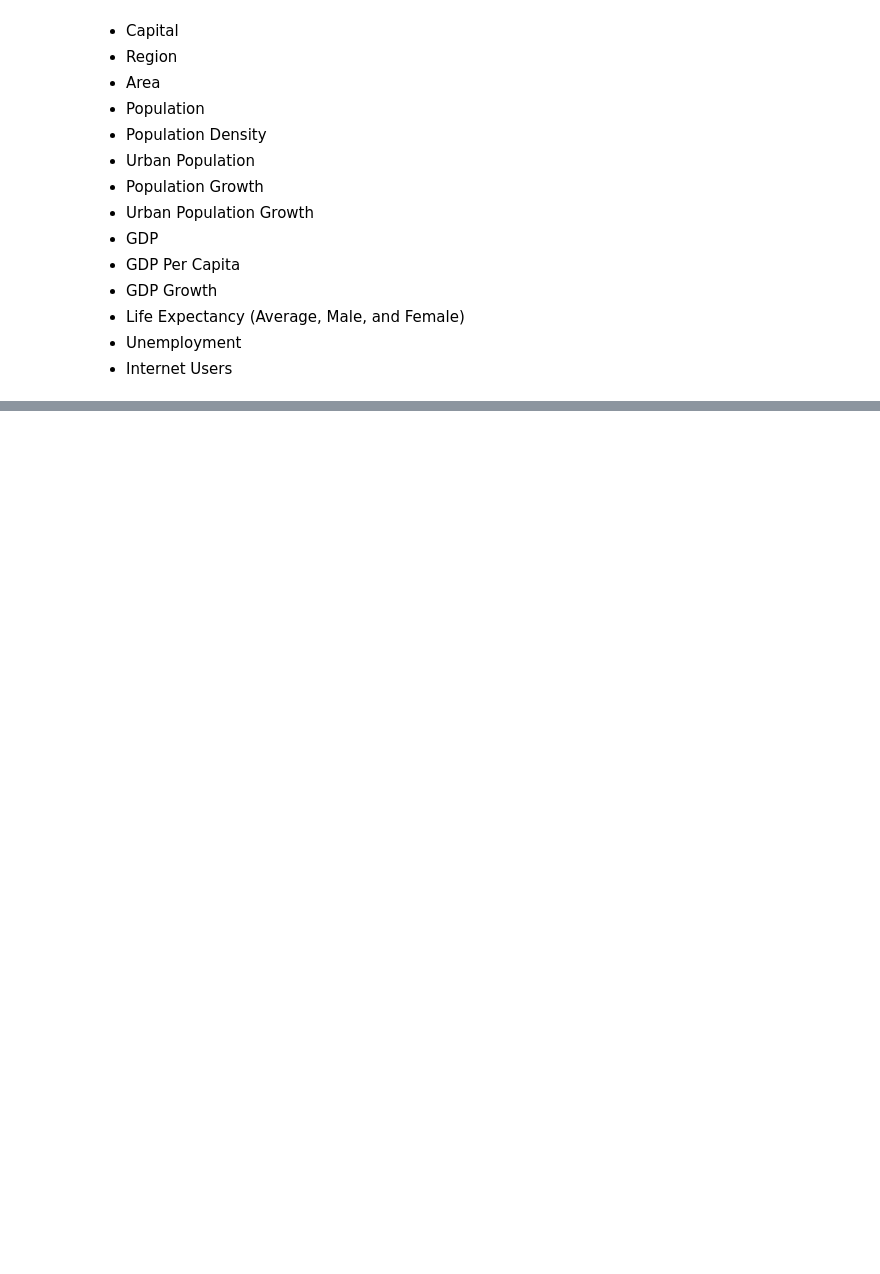
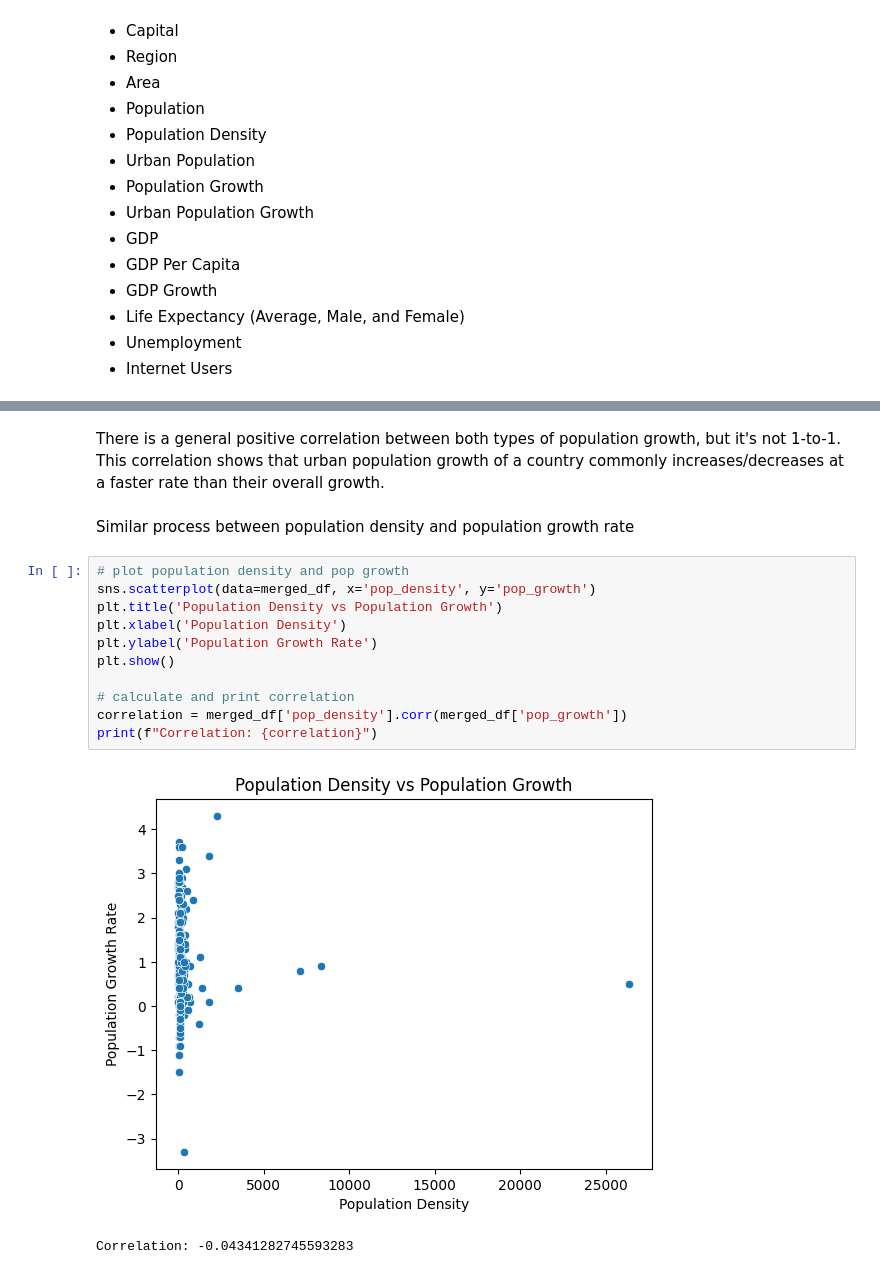
Before and after one commit to McMeans/ds2002_project1, a Jupyter notebook: project.ipynb, the cells around one changed output, grey strips where cells are left out. Saved outputs shown, nothing was run; the diff lists cells and outputs as text; blank space fills up the shorter version.

```diff
--- a/project.ipynb
+++ b/project.ipynb
@@ -370,0 +441,18 @@ merged_df
+# %% [markdown]
+There is a general positive correlation between both types of population growth, but it's not 1-to-1. This correlation shows that urban population growth of a country commonly increases/decreases at a faster rate than their overall growth.
+# %% [markdown]
+Similar process between population density and population growth rate
+# %%
+# plot population density and pop growth
+sns.scatterplot(data=merged_df, x='pop_density', y='pop_growth')
+plt.title('Population Density vs Population Growth')
+plt.xlabel('Population Density')
+plt.ylabel('Population Growth Rate')
+plt.show()
+
+# calculate and print correlation
+correlation = merged_df['pop_density'].corr(merged_df['pop_growth'])
+print(f"Correlation: {correlation}")
+# %% [output]
+[figure, added]
+Correlation: -0.04341282745593283
```
Also changed, not shown: parts of 13 cells of this notebook, 2 other files.
